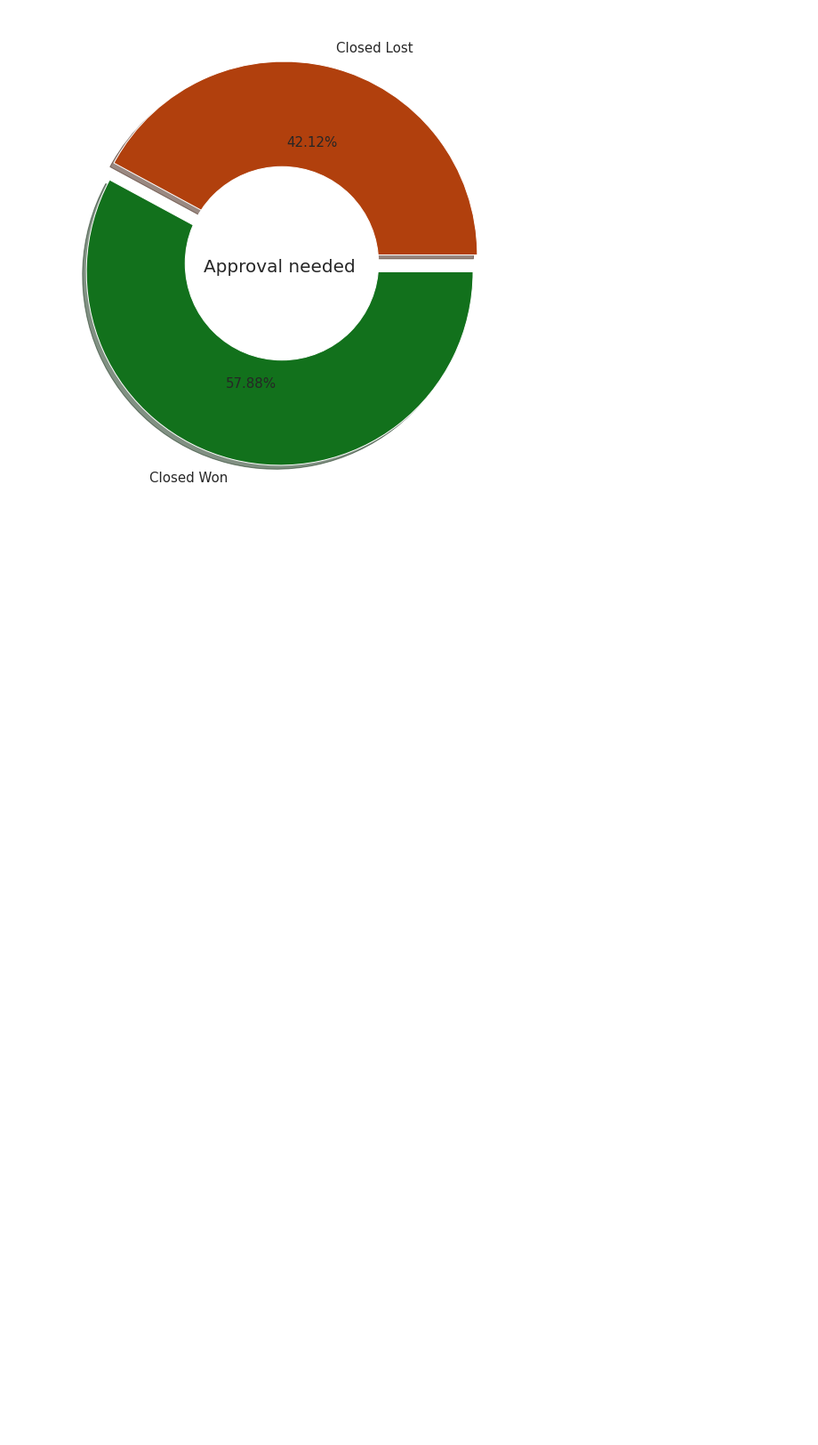
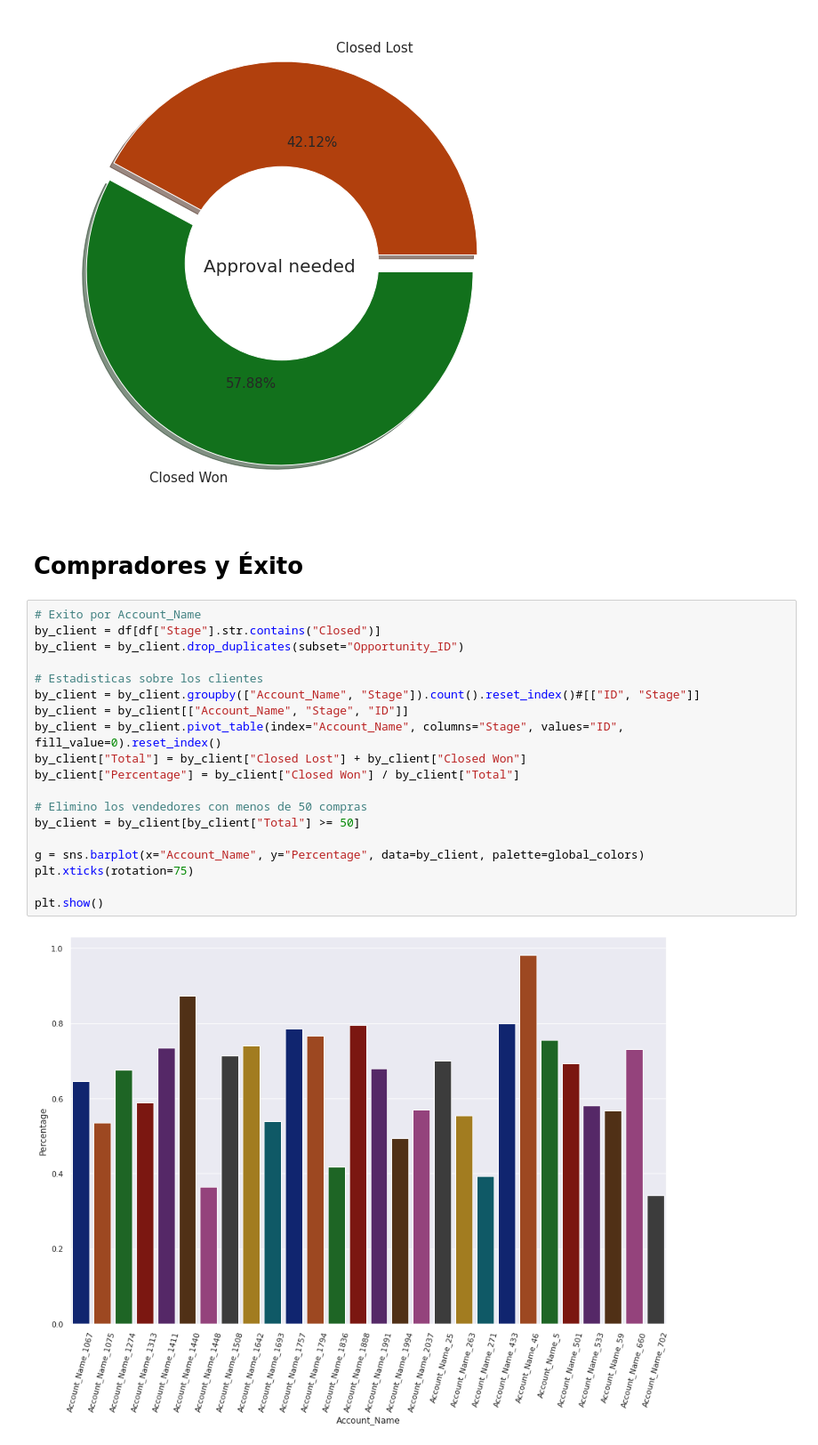
Before and after one commit to NicoDeGiacomo/ODD-TP1, a Jupyter notebook: TP1.ipynb, the cells around one changed output. Shown at 89% size. Cells and saved outputs as stored; diff of their text form; blank space fills up the shorter version.

```diff
--- a/TP1.ipynb
+++ b/TP1.ipynb
@@ -396,3 +398,26 @@ p.gca().add_artist(my_circle)
 plt.show()
 # %% [output]
 [figure]
+# %% [markdown]
+# Compradores y Éxito
+# %%
+# Exito por Account_Name
+by_client = df[df["Stage"].str.contains("Closed")]
+by_client = by_client.drop_duplicates(subset="Opportunity_ID")
+
+# Estadisticas sobre los clientes
+by_client = by_client.groupby(["Account_Name", "Stage"]).count().reset_index()#[["ID", "Stage"]]
+by_client = by_client[["Account_Name", "Stage", "ID"]]
+by_client = by_client.pivot_table(index="Account_Name", columns="Stage", values="ID", fill_value=0).reset_index()
+by_client["Total"] = by_client["Closed Lost"] + by_client["Closed Won"]
+by_client["Percentage"] = by_client["Closed Won"] / by_client["Total"]
+
+# Elimino los vendedores con menos de 50 compras
+by_client = by_client[by_client["Total"] >= 50]
+
+g = sns.barplot(x="Account_Name", y="Percentage", data=by_client, palette=global_colors)
+plt.xticks(rotation=75)
+
+plt.show()
+# %% [output]
+[figure, added]
```
Also changed, not shown: parts of 2 cells of this notebook.
